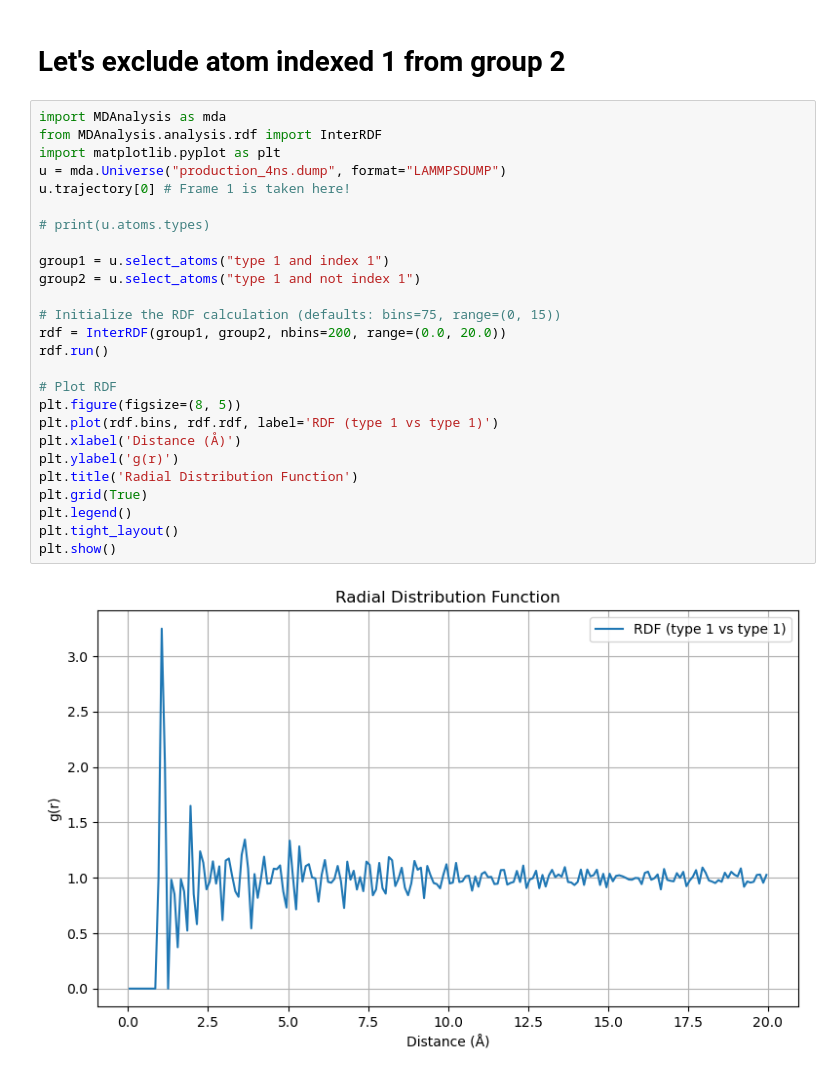
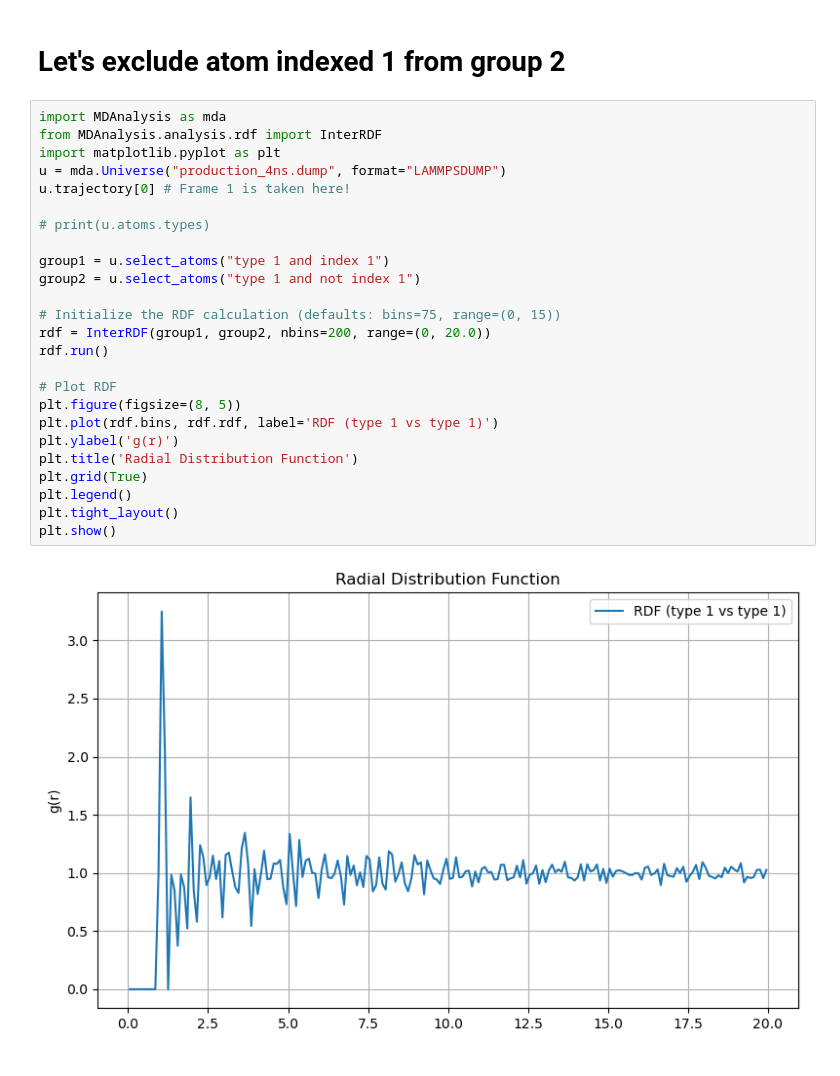
Before and after one commit to StephMcCallum/mupt-analysis-clean, a Jupyter notebook: RDF_reference/RDF.ipynb, the cells around one changed output. Saved outputs shown, nothing was run; the diff lists cells and outputs as text.

```diff
--- a/RDF_reference/RDF.ipynb
+++ b/RDF_reference/RDF.ipynb
@@ -35,28 +34,27 @@ plt.show()
 # %%
 import MDAnalysis as mda
 from MDAnalysis.analysis.rdf import InterRDF
 import matplotlib.pyplot as plt
 u = mda.Universe("production_4ns.dump", format="LAMMPSDUMP")
 u.trajectory[0] # Frame 1 is taken here!
 
 # print(u.atoms.types)
 
 group1 = u.select_atoms("type 1 and index 1")
 group2 = u.select_atoms("type 1 and not index 1")
 
 # Initialize the RDF calculation (defaults: bins=75, range=(0, 15))
-rdf = InterRDF(group1, group2, nbins=200, range=(0.0, 20.0))
+rdf = InterRDF(group1, group2, nbins=200, range=(0, 20.0))
 rdf.run()
 
 # Plot RDF
 plt.figure(figsize=(8, 5))
 plt.plot(rdf.bins, rdf.rdf, label='RDF (type 1 vs type 1)')
-plt.xlabel('Distance (Å)')
 plt.ylabel('g(r)')
 plt.title('Radial Distribution Function')
 plt.grid(True)
 plt.legend()
 plt.tight_layout()
 plt.show()
 # %% [output]
-[figure, old version]
+[figure, new version]
```
Also changed, not shown: parts of 1 cell of this notebook, 1 other file.
